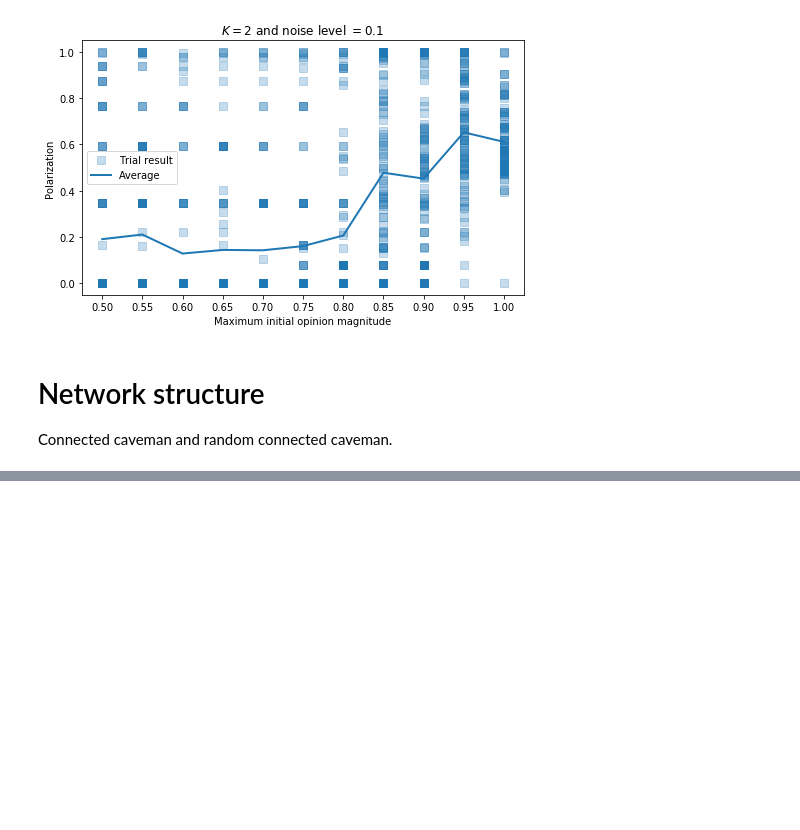
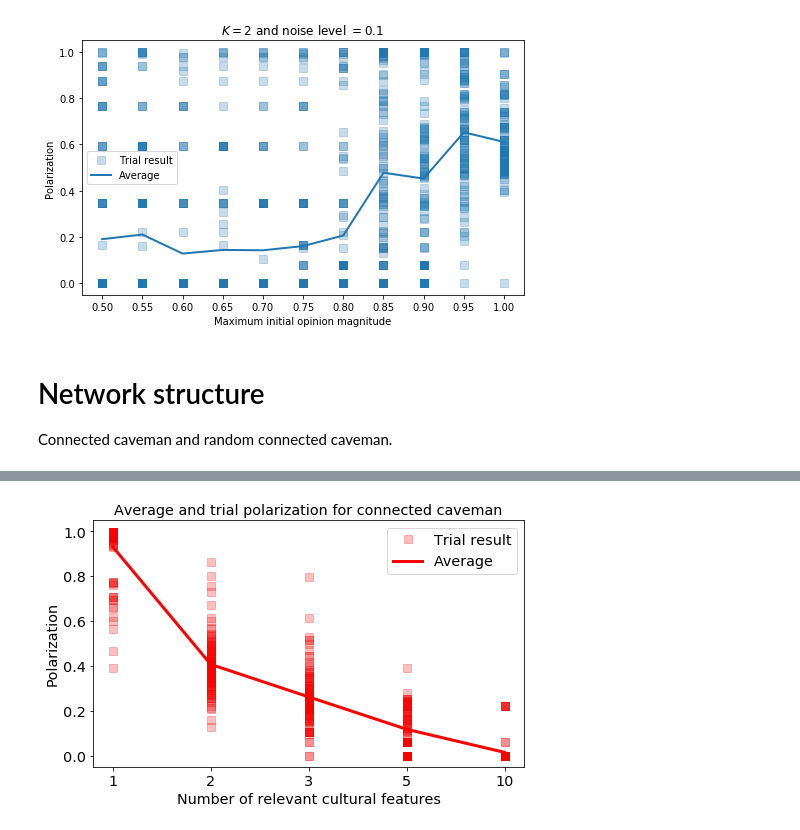
Before and after one commit to mt-digital/polarization, a Jupyter notebook: Complexity Special Issue Supplement.ipynb, the cells around one changed output, grey strips where cells are left out. Saved outputs shown, nothing was run; the diff lists cells and outputs as text; code cells hidden in the pictures; blank space fills up the shorter version.

```diff
--- a/Complexity Special Issue Supplement.ipynb
+++ b/Complexity Special Issue Supplement.ipynb
@@ -306,0 +336,7 @@ vis_graph(3, 5, l=1.5, randomize=20, disconnected=True, save_path='/Users/mt/Des
+# %%
+from complexity_analysis import plot_single_K_experiment
+
+plot_single_K_experiment('data/finegrained_K_4-18/', 'connected caveman', figsize=(7, 4.5),
+                         save_path='connected-caveman-over-K.pdf', lw=3)
+# %% [output]
+[figure, added]
```
Also changed, not shown: parts of 11 cells of this notebook, 3 other files.
